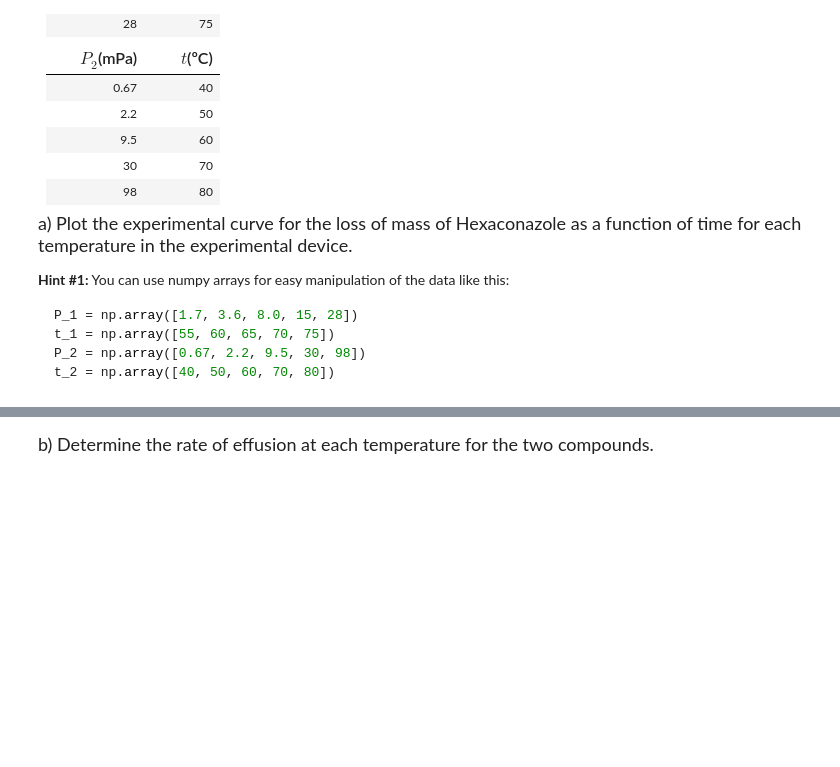
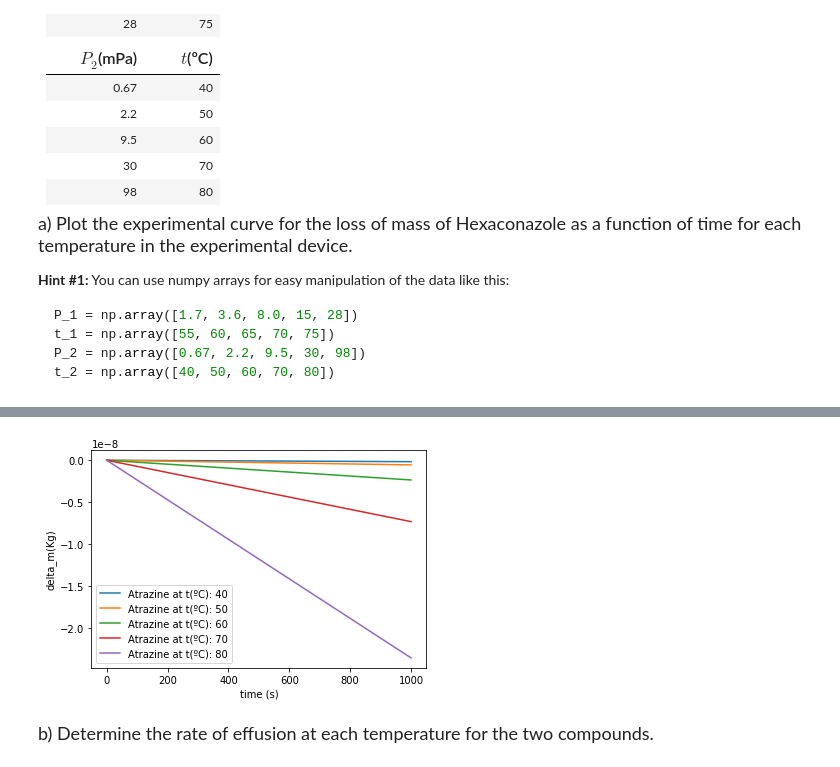
Before and after one commit to emartineznunez/QF_IV, a Jupyter notebook: Seminars/Seminar6.ipynb, the cells around one changed output, grey strips where cells are left out. Cells and saved outputs as stored; diff of their text form; code cells hidden in the pictures; blank space fills up the shorter version.

```diff
--- a/Seminars/Seminar6.ipynb
+++ b/Seminars/Seminar6.ipynb
@@ -36,2 +73,10 @@ t_2 = np.array([40, 50, 60, 70, 80])
+# %%
+for i in range(len(t_2)):
+    pyplot.plot(t,delta_m(P_2[i],T_2[i],M_2),'-',label="Atrazine at t(ºC): "+str(t_2[i]))
+    pyplot.legend()
+    pyplot.xlabel("time (s)")
+    pyplot.ylabel("delta_m(Kg)")
+# %% [output]
+[figure, added]
 # %% [markdown]
 <font size="4">b)	Determine the rate of effusion at each temperature for the two compounds.</font>
```
Also changed, not shown: parts of 2 cells of this notebook.
